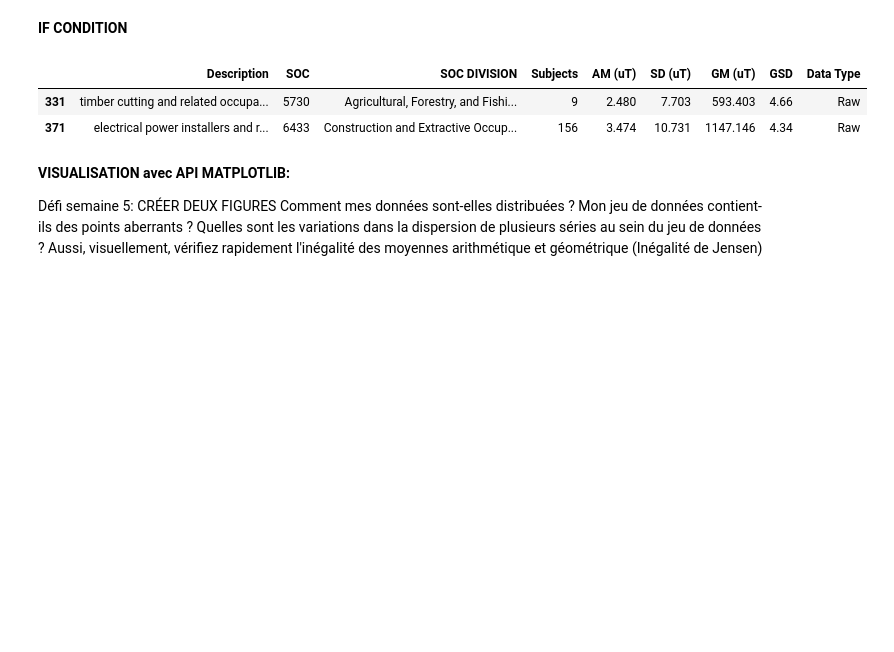
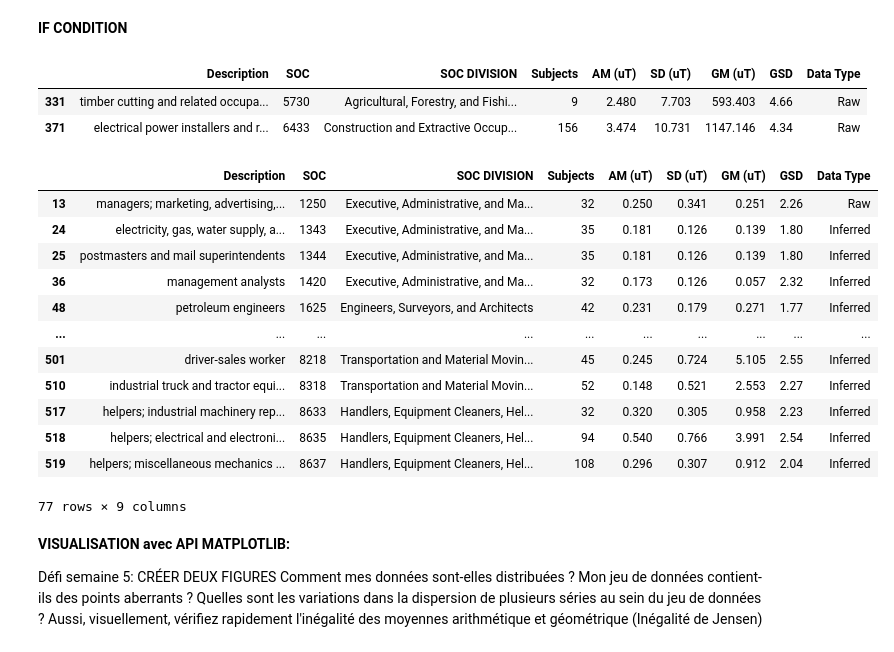
Before and after one commit to BilitisPrudhomme/BilitisPrudhomme, a Jupyter notebook: Coding_EMF_exposure_project_Rev10.ipynb, the cells around one changed output. Cells and saved outputs as stored; diff of their text form; code cells hidden in the pictures; blank space fills up the shorter version.

```diff
--- a/Coding_EMF_exposure_project_Rev10.ipynb
+++ b/Coding_EMF_exposure_project_Rev10.ipynb
@@ -242,6 +242,22 @@ df[df['GM (uT)'] > 500]
 |  | Description | SOC | SOC DIVISION | Subjects | AM (uT) | SD (uT) | GM (uT) | GSD | Data Type |
 | 331 | timber cutting and related occupa... | 5730 | Agricultural, Forestry, and Fishi... | 9 | 2.480 | 7.703 | 593.403 | 4.66 | Raw |
 | 371 | electrical power installers and r... | 6433 | Construction and Extractive Occup... | 156 | 3.474 | 10.731 | 1147.146 | 4.34 | Raw |
+# %%
+df[df['Subjects'] >= 30]
+# %% [output]
+|  | Description | SOC | SOC DIVISION | Subjects | AM (uT) | SD (uT) | GM (uT) | GSD | Data Type |
+| 13 | managers; marketing, advertising,... | 1250 | Executive, Administrative, and Ma... | 32 | 0.250 | 0.341 | 0.251 | 2.26 | Raw |
+| 24 | electricity, gas, water supply, a... | 1343 | Executive, Administrative, and Ma... | 35 | 0.181 | 0.126 | 0.139 | 1.80 | Inferred |
+| 25 | postmasters and mail superintendents | 1344 | Executive, Administrative, and Ma... | 35 | 0.181 | 0.126 | 0.139 | 1.80 | Inferred |
+| 36 | management analysts | 1420 | Executive, Administrative, and Ma... | 32 | 0.173 | 0.126 | 0.057 | 2.32 | Inferred |
+| 48 | petroleum engineers | 1625 | Engineers, Surveyors, and Architects | 42 | 0.231 | 0.179 | 0.271 | 1.77 | Inferred |
+| ... | ... | ... | ... | ... | ... | ... | ... | ... | ... |
+| 501 | driver-sales worker | 8218 | Transportation and Material Movin... | 45 | 0.245 | 0.724 | 5.105 | 2.55 | Inferred |
+| 510 | industrial truck and tractor equi... | 8318 | Transportation and Material Movin... | 52 | 0.148 | 0.521 | 2.553 | 2.27 | Inferred |
+| 517 | helpers; industrial machinery rep... | 8633 | Handlers, Equipment Cleaners, Hel... | 32 | 0.320 | 0.305 | 0.958 | 2.23 | Inferred |
+| 518 | helpers; electrical and electroni... | 8635 | Handlers, Equipment Cleaners, Hel... | 94 | 0.540 | 0.766 | 3.991 | 2.54 | Inferred |
+| 519 | helpers; miscellaneous mechanics ... | 8637 | Handlers, Equipment Cleaners, Hel... | 108 | 0.296 | 0.307 | 0.912 | 2.04 | Inferred |
+77 rows × 9 columns
 # %% [markdown]
 **VISUALISATION avec API MATPLOTLIB:**
 
```
Also changed, not shown: parts of 3 cells of this notebook.
